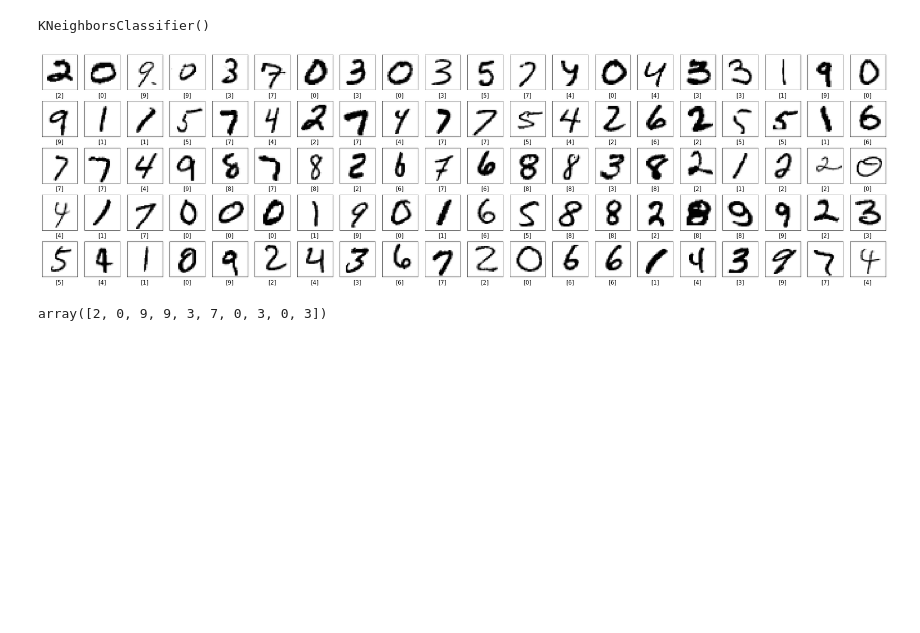
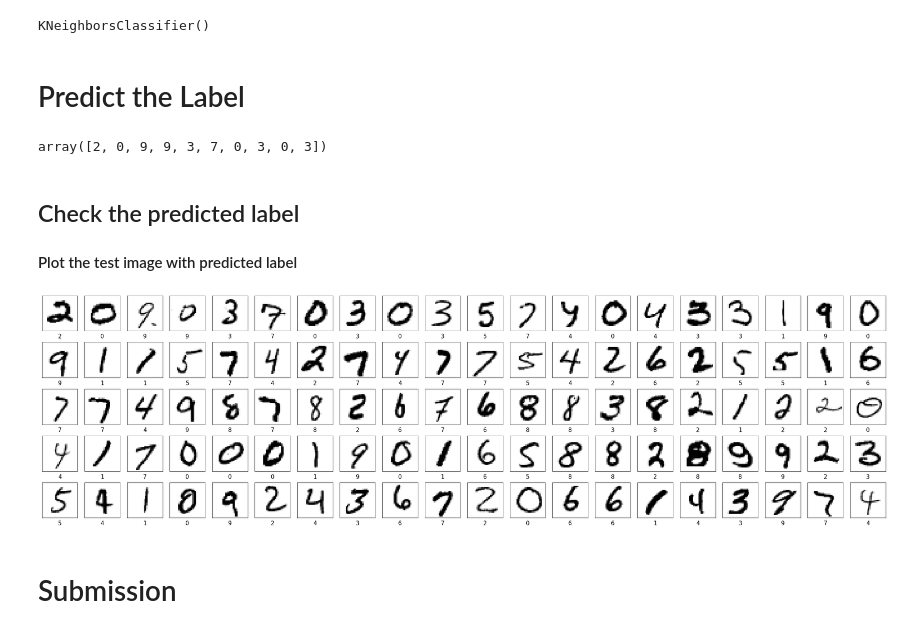
Before and after one commit to PawanKrGunjan/Machine-Learning, a Jupyter notebook: mnist-handwritten-digit-classification.ipynb, the cells around one changed output. Drawn from its saved outputs; the diff is of its cells as text; code cells hidden in the pictures; blank space fills up the shorter version.

```diff
--- a/mnist-handwritten-digit-classification.ipynb
+++ b/mnist-handwritten-digit-classification.ipynb
@@ -125,23 +125,30 @@ KNeighborsClassifier()
 # %%
 import warnings
 warnings.filterwarnings('ignore')
-# %%
-plt.figure(figsize = (40,11))
-for i in range(100):
-    plt.subplot(5,20,i+1)
-    plt.xticks([])
-    plt.yticks([])
-    plt.grid(True)
-    plt.imshow(np.array(x_test.iloc[i]).reshape(28,28), cmap=plt.cm.binary)
-    plt.xlabel(knn.predict(x_test.values[i].reshape(-1,784)), fontsize= 15)
-plt.show()
-# %% [output]
-[figure, removed]
+# %% [markdown]
+# Predict the Label
 # %%
 label = knn.predict(x_test.values.reshape(-1,784))
 label[:10]
 # %% [output]
 array([2, 0, 9, 9, 3, 7, 0, 3, 0, 3])
+# %% [markdown]
+## Check the predicted label
+#### Plot the test image with predicted label
+# %%
+plt.figure(figsize = (40,11))
+for i in range(100):
+    plt.subplot(5,20,i+1)
+    plt.xticks([])
+    plt.yticks([])
+    plt.grid(True)
+    plt.imshow(np.array(x_test.iloc[i]).reshape(28,28), cmap=plt.cm.binary)
+    plt.xlabel(label[i], fontsize= 15)
+plt.show()
+# %% [output]
+[figure, added]
+# %% [markdown]
+# Submission
 # %%
 submission = pd.read_csv('/kaggle/input/digit-recognizer/sample_submission.csv')
 submission['Label']=label
```
Also changed, not shown: parts of 4 cells of this notebook.
